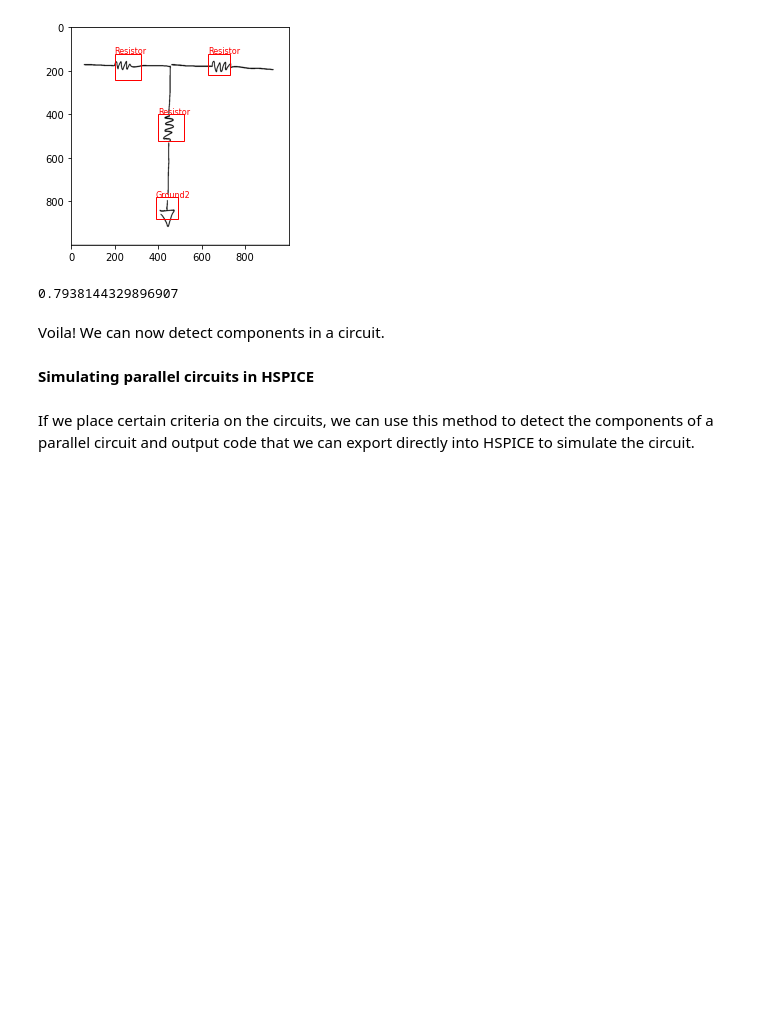
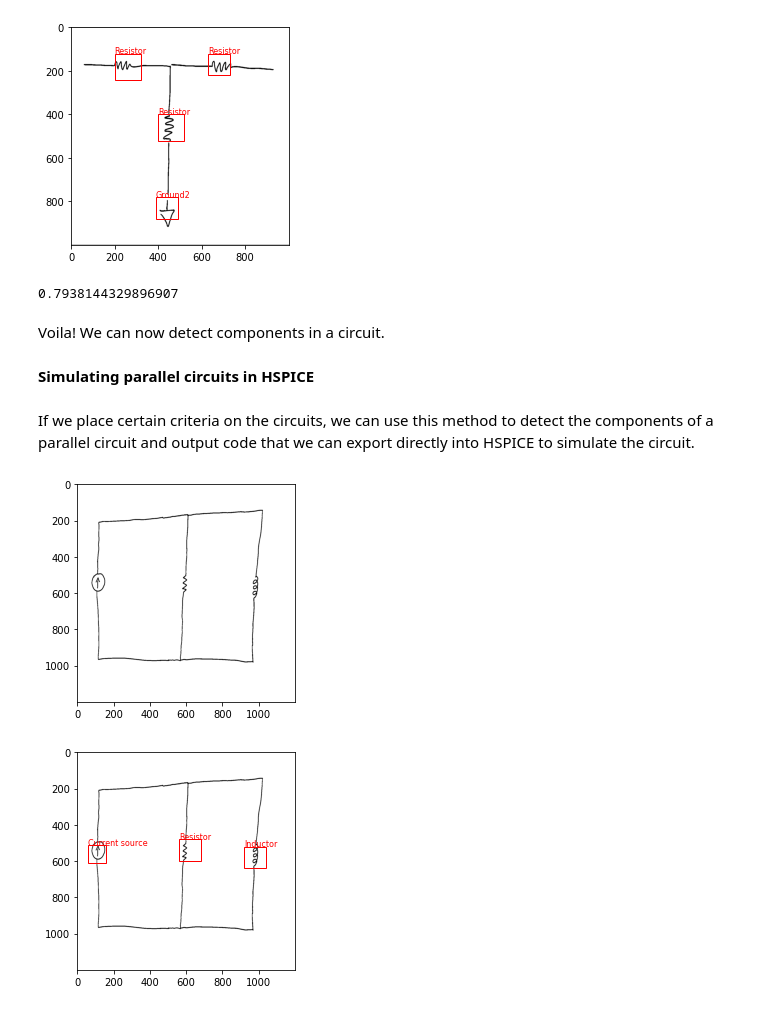
Before and after one commit to ottars/From-Component-Detection-to-Simulation-of-Analog-Circuits-Using-CNNs, a Jupyter notebook: From_Component_Detection_to_Simulation_of_Analog_Circuits_Using_CNNs.ipynb, the cells around one changed output. Drawn from its saved outputs; the diff is of its cells as text; code cells hidden in the pictures; blank space fills up the shorter version.

```diff
--- a/From_Component_Detection_to_Simulation_of_Analog_Circuits_Using_CNNs.ipynb
+++ b/From_Component_Detection_to_Simulation_of_Analog_Circuits_Using_CNNs.ipynb
@@ -248,11 +248,27 @@ def BW(images):
         else:
           images[i,j,k]=0.0
 
+#This function does it for a single image
+def BW2(image):
+  for i in range(image.shape[0]):
+    for j in range(image.shape[1]):
+      if image[i,j] > 180:
+        image[i,j] = 255.0
+      else:
+        image[i,j]=0
+
+
 #This function reduces channels from 3 to 1 (grayscale), since we don't need colors
 def rgb2gray(rgb):
   r, g, b = rgb[:,:,:,0], rgb[:,:,:,1], rgb[:,:,:,2]
   gray = 0.2989 * r + 0.5870 * g + 0.1140 * b
   return gray
+
+#This function does it for a single image
+def rgb2gray2(rgb):
+  r, g, b = rgb[:,:,0], rgb[:,:,1], rgb[:,:,2]
+  gray = 0.2989 * r + 0.5870 * g + 0.1140 * b
+  return gray
 # %%
 #Normalize data and reduce dimensions from 120x120 to 64x64, using the functions created above
 #We process the wire images separately because they are already 64x64
@@ -640,6 +689,12 @@ def standardize(circuits_raw):
     circuits[i] = circuits_raw[i]
   BW(circuits)
   return circuits
+# %%
+def standardize_single(image):
+  new_image = rgb2gray2(image)
+  new_image = resize(new_image, (1200,1200), mode = 'constant') #To standardize
+  BW2(new_image)
+  return new_image
 # %%
 #Let's apply the function above to our dataset so we can evaluate the sliding windows method.
 
@@ -749,2 +805,15 @@ def HSPICE(dictionary, CLASSES,  values):
   code += ".end"
   return code
+# %%
+#Test netlist generation
+simImage = cv2.imread('/content/drive/MyDrive/CS230 final project/circuits_as_png/Otti26.png')
+simImage = standardize_single(simImage)
+boxesH, classesH = sliding_window(simImage,parallel = True)
+boxes_newH, classes_newH = non_max_suppression(boxesH,classesH, 0)
+# %%
+plt.imshow(simImage, cmap = 'gray')
+plt.show()
+drawBoxes(simImage,boxes_newH, classes_newH)
+# %% [output]
+[figure, added]
+[figure, added]
```
Also changed, not shown: parts of 11 cells of this notebook.
